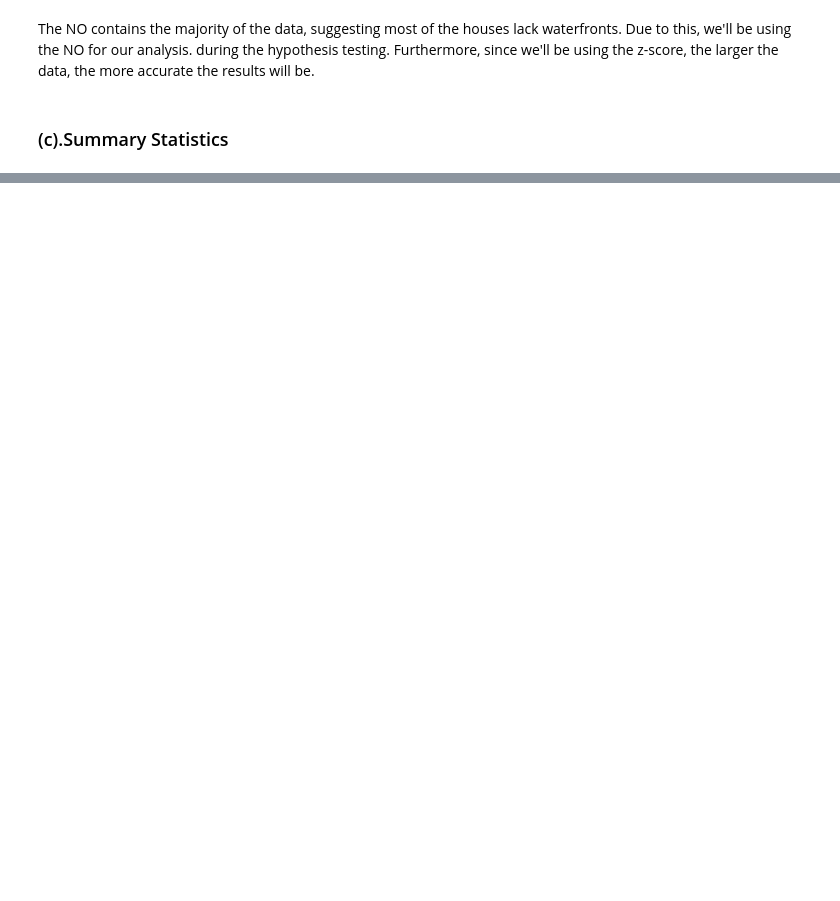
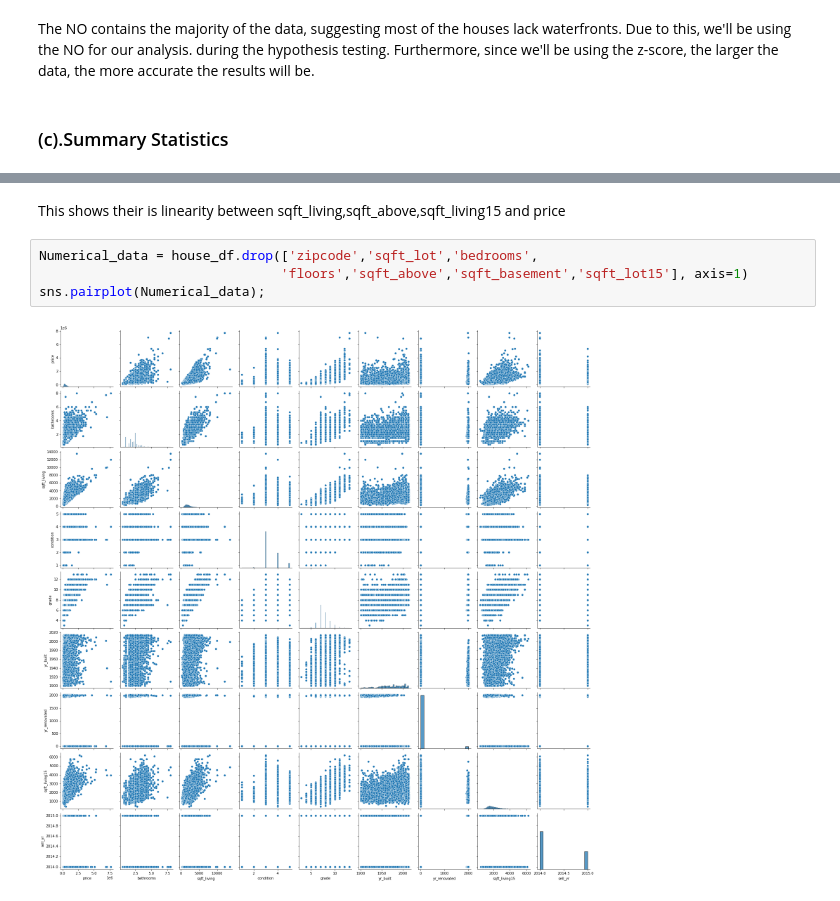
Before and after one commit to amoskiito/dsc-phase-2-project-v2-3, a Jupyter notebook: student.ipynb, the cells around one changed output, grey strips where cells are left out. Cells and saved outputs as stored; diff of their text form; blank space fills up the shorter version.

```diff
--- a/student.ipynb
+++ b/student.ipynb
@@ -428,0 +511,8 @@ https://gist.github.com/mwaskom/de44147ed2974457ad6372750bbe5751
+# %% [markdown]
+This shows their is linearity between sqft_living,sqft_above,sqft_living15 and price
+# %%
+Numerical_data = house_df.drop(['zipcode','sqft_lot','bedrooms',
+                               'floors','sqft_above','sqft_basement','sqft_lot15'], axis=1)
+sns.pairplot(Numerical_data);
+# %% [output]
+[figure, added]
```
Also changed, not shown: parts of 141 cells of this notebook.
